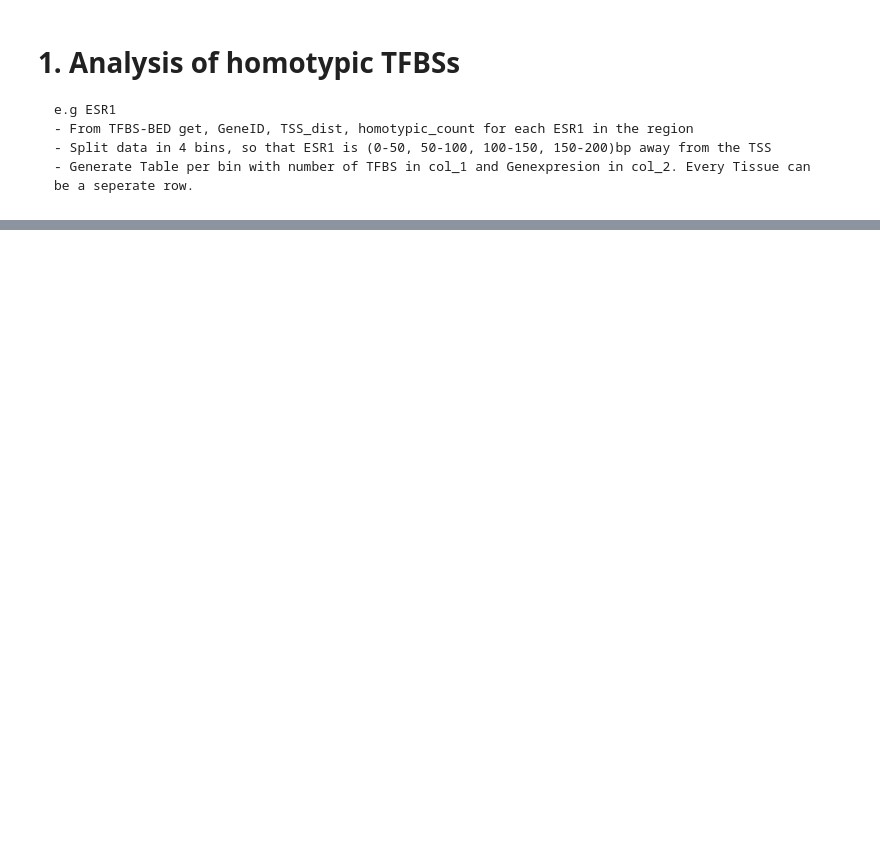
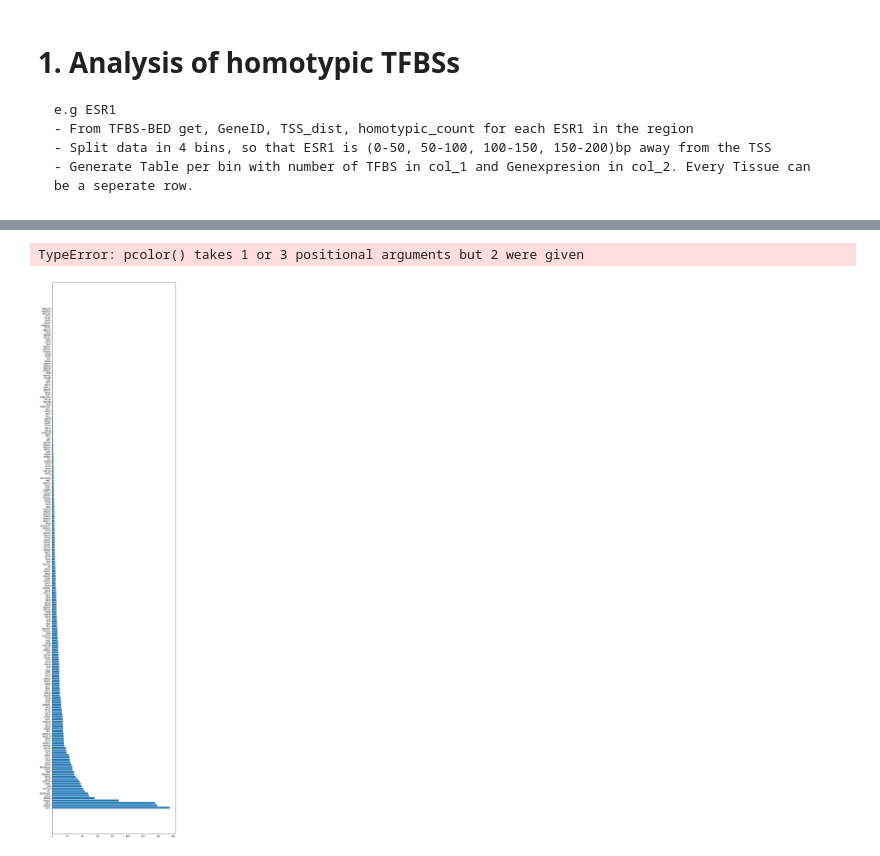
Before and after one commit to JulianMeigen/Bachelor, a Jupyter notebook: E_Single_TFBS/Homotypic_TFBS.ipynb, the cells around one changed output, grey strips where cells are left out. Cells and saved outputs as stored; diff of their text form; code cells hidden in the pictures; blank space fills up the shorter version.

```diff
--- a/E_Single_TFBS/Homotypic_TFBS.ipynb
+++ b/E_Single_TFBS/Homotypic_TFBS.ipynb
@@ -78,0 +58,3 @@ chr1    778569  778769  ENSG00000237491.8       262     +       REST,KLF9,SRF,SR
+# %%
+tfbs = get_df_for_single_tfbs(csv_file)
+tfbs
@@ -78,0 +75,3 @@ chr1    778569  778769  ENSG00000237491.8       262     +       REST,KLF9,SRF,SR
+# %%
+geneexpr = tfbs.iloc[:,9:]
+tfbs
@@ -78,0 +110,12 @@ chr1    778569  778769  ENSG00000237491.8       262     +       REST,KLF9,SRF,SR
+# %%
+def homotyic_pearson(tfbs_df):
+    # First the Dataframe will be exoanded to include every tissue.
+    expand_df = flatten_tissues_expand_df(tfbs_df)
+
+    homotyic_count = expand_df.homotypic_count.to_numpy()
+    geneexpr = expand_df.All_tissues.to_numpy()
+
+    r,p_value = pearsonr(geneexpr, homotyic_count)
+
+    return r,p_value
+r,p_value = homotyic_pearson(tfbs)
@@ -78,0 +220,6 @@ chr1    778569  778769  ENSG00000237491.8       262     +       REST,KLF9,SRF,SR
+# %%
+# Sort TF by log p_value and filter put NaN
+df = pd.DataFrame({"TFs":tf_names, "r":r_values, "p_values": p_values_log})
+df = df.sort_values(by="p_values", ascending=False)
+df = df[df.r.notnull()]
+df
@@ -78,0 +242,19 @@ chr1    778569  778769  ENSG00000237491.8       262     +       REST,KLF9,SRF,SR
+# %%
+x = df.TFs.to_numpy()
+p_value = df.p_values.to_numpy()
+r_value = df.r.to_numpy()
+
+fig, ax = plt.subplots(figsize=(10,45))
+
+ax.barh(x, p_value, label="", align='center')
+ax.pcolor(x, r)
+ax.invert_yaxis()
+#ax.set_yticks(np.arange(len(x)), x)
+ax.set_xlabel("TFBSs")
+ax.set_ylabel("Frequency")
+ax.legend(loc="lower right")
+ax.grid()
+plt.title("Frequency of all TFBS in Promotor Regions")
+# %% [output]
+TypeError: pcolor() takes 1 or 3 positional arguments but 2 were given
+[figure, added]
```
Also changed, not shown: parts of 32 cells of this notebook.
